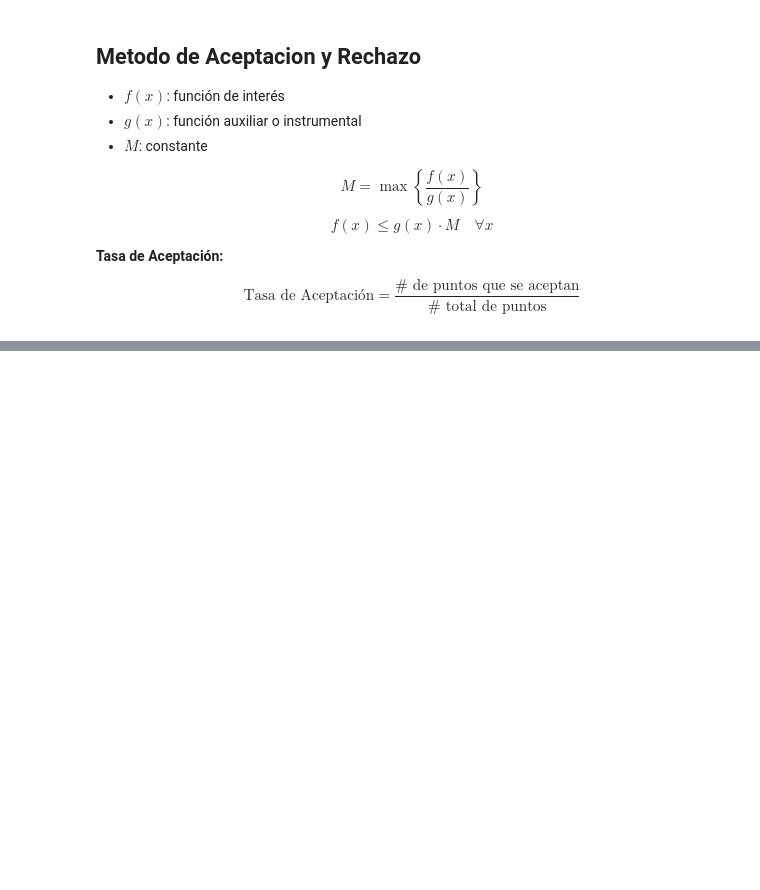
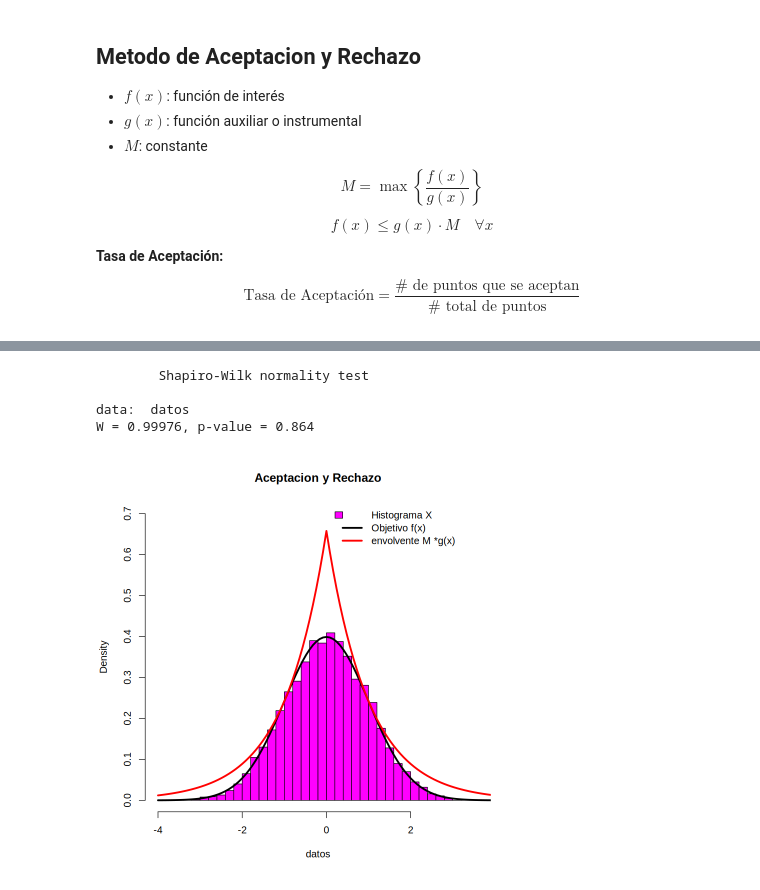
Before and after one commit to Nicolas-Bernal/Simulacion-Estadistica, a Jupyter notebook: Primer Corte/04_Metodo_aceptacion_y_rechazo.ipynb, the cells around one changed output, grey strips where cells are left out. Drawn from its saved outputs; the diff is of its cells as text; code cells hidden in the pictures; blank space fills up the shorter version.

```diff
--- a/Primer Corte/04_Metodo_aceptacion_y_rechazo.ipynb
+++ b/Primer Corte/04_Metodo_aceptacion_y_rechazo.ipynb
@@ -112,0 +123,47 @@ W = 0.99978, p-value = 0.9209
+# %%
+
+M = 1.315489
+
+f_norm = function(y) dnorm(y, mean = 0, sd = 1)
+g_laplace = function(y) 0.5 * exp(-abs(y))
+
+
+genNorm = function(nsim){
+  X = numeric(nsim)
+  k = 0
+  j = 0
+
+  while(k < nsim){
+    j = j + 1
+    Y = rlaplace(1)
+    U = runif(1)
+
+    if(U <= f_norm(Y)/(M*g_laplace(Y))){
+      k = k + 1
+      X[k] = Y
+    }
+  }
+  return(X)
+}
+
+
+datos = genNorm(5000)
+
+par(mfrow = c(1,1))
+
+hist(datos,freq = FALSE,breaks = "FD",main = "Aceptacion y Rechazo",col = "magenta",ylim = c(0,0.7))
+
+curve(dnorm(x,0,1),from = -4,to = 4, lwd = 3,add = TRUE,col = "black")
+
+curve(M * dlaplace(x,0,1),from = -4,to = 4,lwd = 3,add = TRUE,col = "red")
+
+legend("topright",legend = c("Histograma X", "Objetivo f(x)","envolvente M *g(x)"),fill = c("magenta",NA,NA),col = c(NA,"black","red"),lwd = c(NA,3,3),
+border = c("black", NA, NA),bty = "n")
+
+shapiro.test(datos)
+# %% [output]
+        Shapiro-Wilk normality test
+
+data:  datos
+W = 0.99976, p-value = 0.864
+[figure, added]
```
Also changed, not shown: parts of 7 cells of this notebook.
